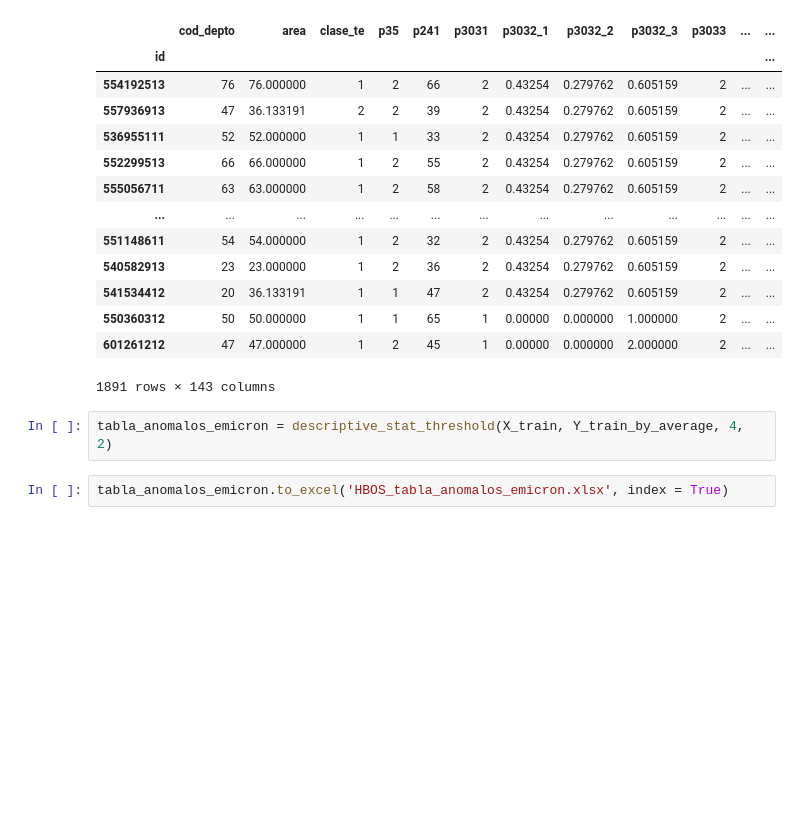
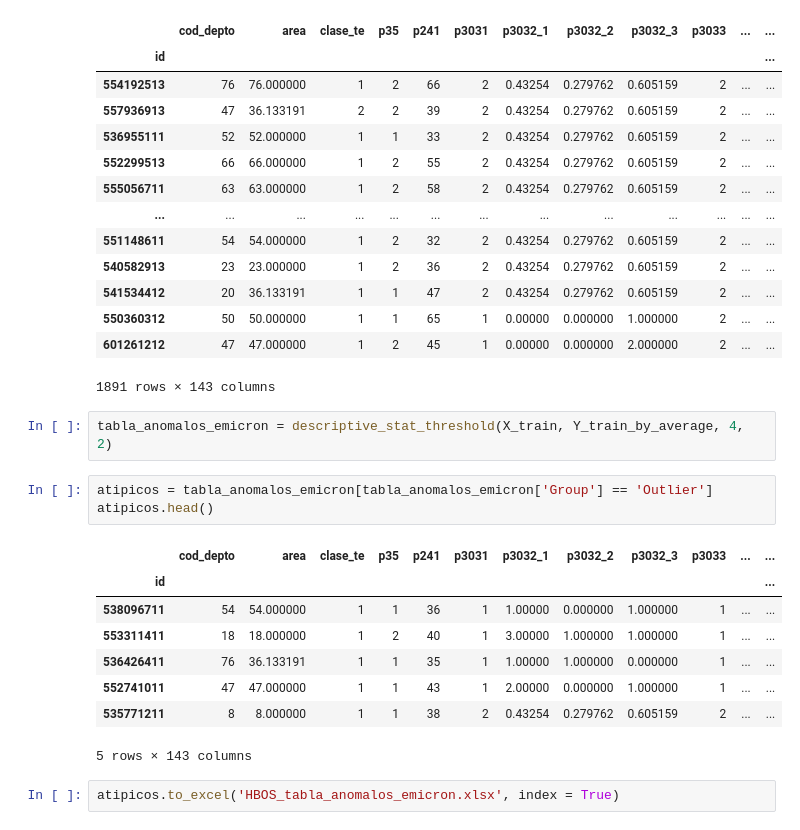
Before and after one commit to Ingenieco/dane, a Jupyter notebook: HBOS_emicron.ipynb, the cells around one changed output. Drawn from its saved outputs; the diff is of its cells as text; blank space fills up the shorter version.

```diff
--- a/HBOS_emicron.ipynb
+++ b/HBOS_emicron.ipynb
@@ -313,5 +313,17 @@ descriptive_stat_threshold(X_train, Y_train_by_average, 4, 2)
 1891 rows × 143 columns
 # %%
 tabla_anomalos_emicron = descriptive_stat_threshold(X_train, Y_train_by_average, 4, 2)
+# %%
+atipicos = tabla_anomalos_emicron[tabla_anomalos_emicron['Group'] == 'Outlier']
+atipicos.head()
+# %% [output]
+|  | cod_depto | area | clase_te | p35 | p241 | p3031 | p3032_1 | p3032_2 | p3032_3 | p3033 | ... | ... |
+| id |  |  |  |  |  |  |  |  |  |  |  | ... |
+| 538096711 | 54 | 54.000000 | 1 | 1 | 36 | 1 | 1.00000 | 0.000000 | 1.000000 | 1 | ... | ... |
+| 553311411 | 18 | 18.000000 | 1 | 2 | 40 | 1 | 3.00000 | 1.000000 | 1.000000 | 1 | ... | ... |
+| 536426411 | 76 | 36.133191 | 1 | 1 | 35 | 1 | 1.00000 | 1.000000 | 0.000000 | 1 | ... | ... |
+| 552741011 | 47 | 47.000000 | 1 | 1 | 43 | 1 | 2.00000 | 0.000000 | 1.000000 | 1 | ... | ... |
+| 535771211 | 8 | 8.000000 | 1 | 1 | 38 | 2 | 0.43254 | 0.279762 | 0.605159 | 2 | ... | ... |
+5 rows × 143 columns
 # %%
-tabla_anomalos_emicron.to_excel('HBOS_tabla_anomalos_emicron.xlsx', index = True)
+atipicos.to_excel('HBOS_tabla_anomalos_emicron.xlsx', index = True)
```
Also changed, not shown: 2 other files.
